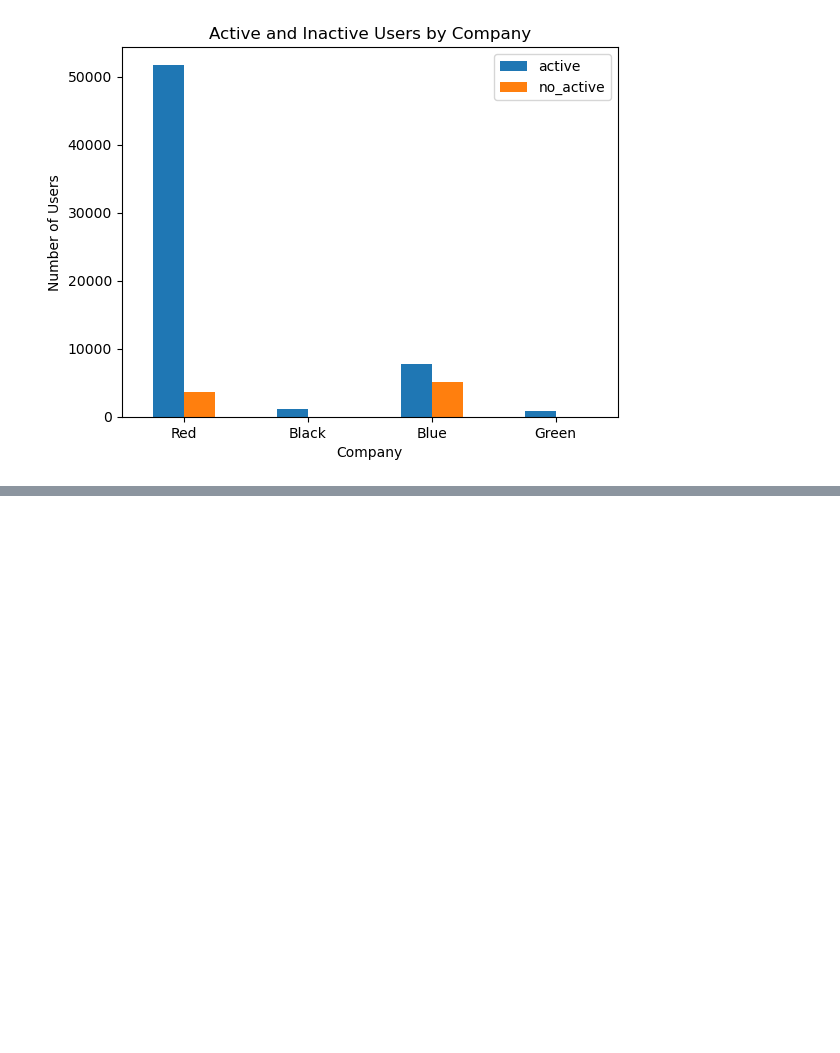
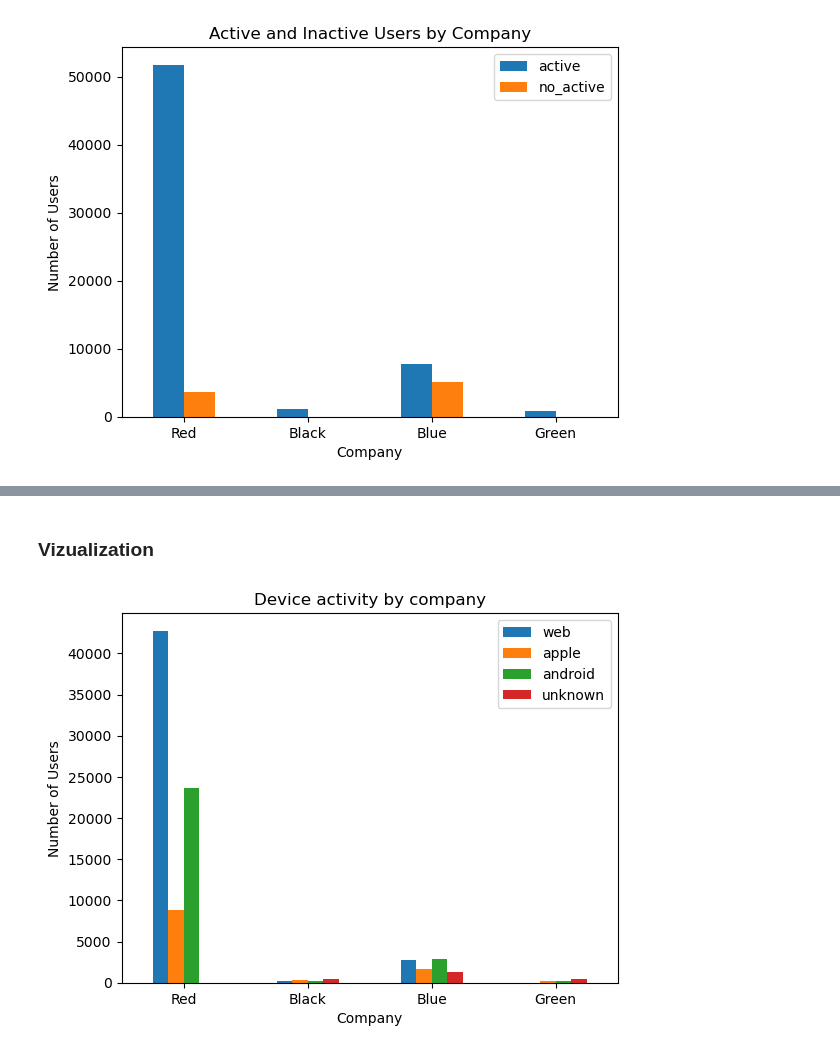
Before and after one commit to ForwardMoth/Analytic_test, a Jupyter notebook: Analytic_test_VK.ipynb, the cells around one changed output, grey strips where cells are left out. Saved outputs shown, nothing was run; the diff lists cells and outputs as text; code cells hidden in the pictures; blank space fills up the shorter version.

```diff
--- a/Analytic_test_VK.ipynb
+++ b/Analytic_test_VK.ipynb
@@ -310,0 +384,27 @@ plt.show()
+# %%
+def calculate_device_activity():
+    data = {'company': ['Red', 'Black', 'Blue', 'Green'], 'web': [], 'apple': [], 'android': [], 'unknown': []}
+    devices = ['web', 'apple', 'android']
+
+    for column in data['company']:
+        company_columns = df.columns[df.columns.str.contains(column)]
+        company_reg_name = 'has_' + column + '_id'
+
+        rows = df[df[company_reg_name] == 1]
+        all_users = rows.shape[0]
+        unknown_rows = rows
+
+        for device in devices:
+            name_column = column + '_' + device
+            vc_res = rows[name_column].value_counts()
+
+            data[device].append(vc_res[1])
+
+            unknown_rows = unknown_rows[unknown_rows[name_column] == 0]
+
+        data['unknown'].append(unknown_rows.shape[0])
+
+    return data
+# %%
+data = calculate_device_activity()
+data
@@ -310,0 +417,4 @@ plt.show()
+# %%
+device_activity = pd.DataFrame(data, index=data['company'])
+# %%
+device_activity.drop('company', axis=1, inplace=True)
@@ -310,0 +429,12 @@ plt.show()
+# %% [markdown]
+### Vizualization
+# %%
+ax = device_activity.plot.bar(rot=0)
+
+ax.set_xlabel('Company')
+ax.set_ylabel('Number of Users')
+ax.set_title('Device activity by company')
+
+plt.show()
+# %% [output]
+[figure, added]
```
Also changed, not shown: parts of 62 cells of this notebook.
